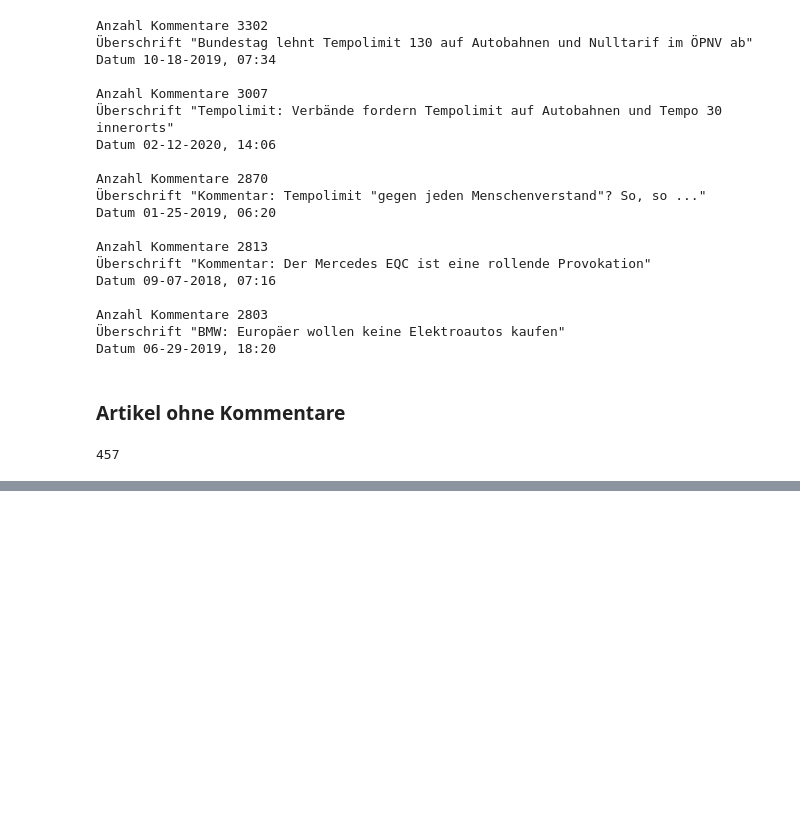
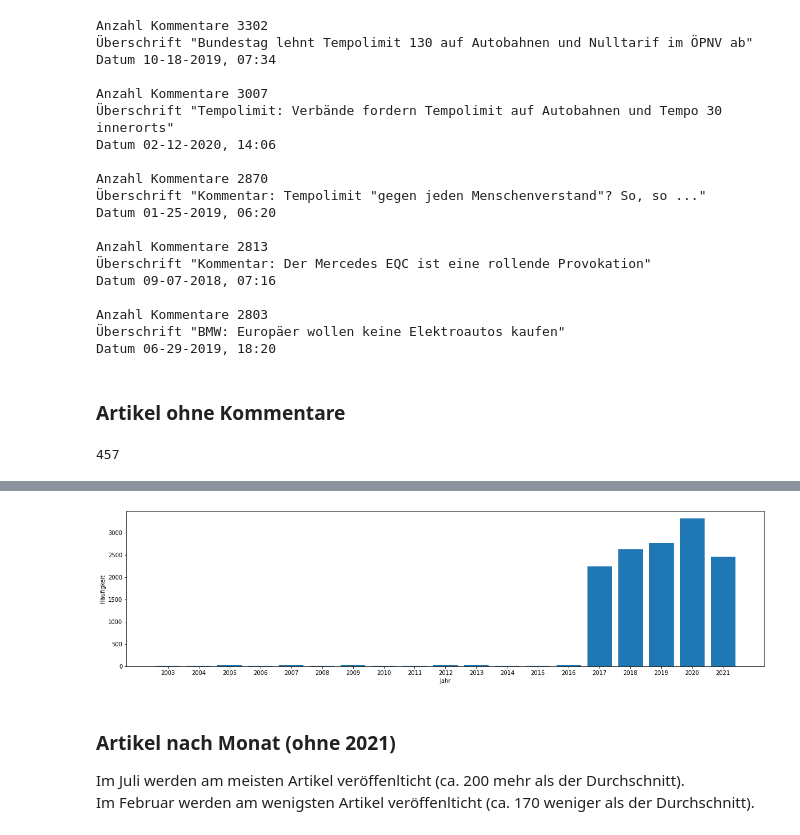
Before and after one commit to Chr1st1anG/NLP, a Jupyter notebook: Exploartion.ipynb, the cells around one changed output, grey strips where cells are left out. Drawn from its saved outputs; the diff is of its cells as text; code cells hidden in the pictures; blank space fills up the shorter version.

Commit message:
date exploration

```diff
--- a/Exploartion.ipynb
+++ b/Exploartion.ipynb
@@ -100,0 +111,20 @@ np.count_nonzero(number_comments_np==0)
+# %%
+articles_year = {}
+for article in articles:
+    date = article["date"]
+    date = datetime.strptime(date, "%m-%d-%Y, %H:%M")
+    articles_year[date.year] = articles_year.get(date.year,0) + 1
+# %%
+plt.figure(figsize=(20,5))
+plt.bar(range(len(articles_year)), list(articles_year.values()), align='center')
+plt.xticks(range(len(articles_year)), list(articles_year.keys()))
+plt.xlabel('Jahr')
+plt.ylabel('Häufigkeit')
+plt.gca().invert_xaxis()
+plt.show()
+# %% [output]
+[figure, added]
+# %% [markdown]
+### Artikel nach Monat (ohne 2021)
+Im Juli werden am meisten Artikel veröffenlticht (ca. 200 mehr als der Durchschnitt).<br>
+Im Februar werden am wenigsten Artikel veröffenlticht (ca. 170 weniger als der Durchschnitt).
```
Also changed, not shown: parts of 11 cells of this notebook.
